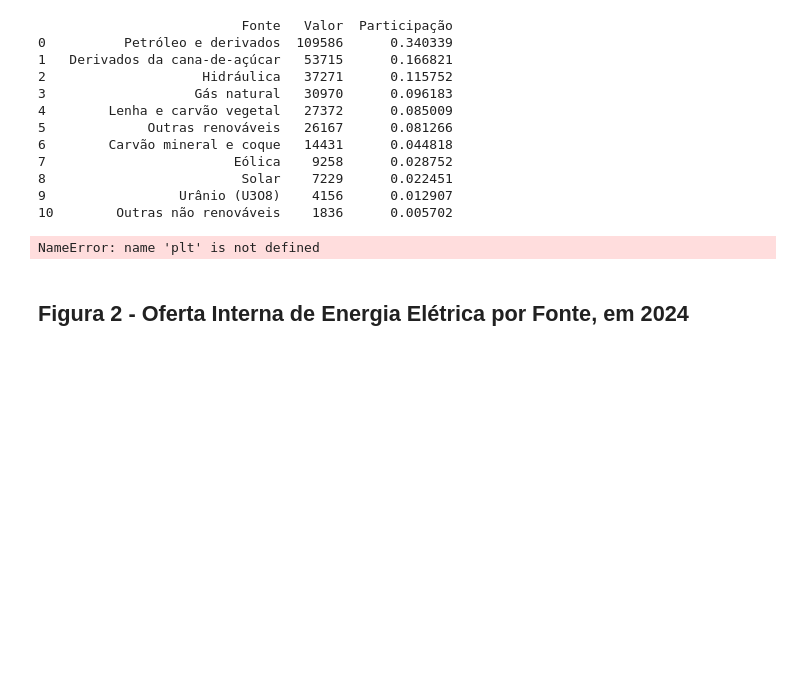
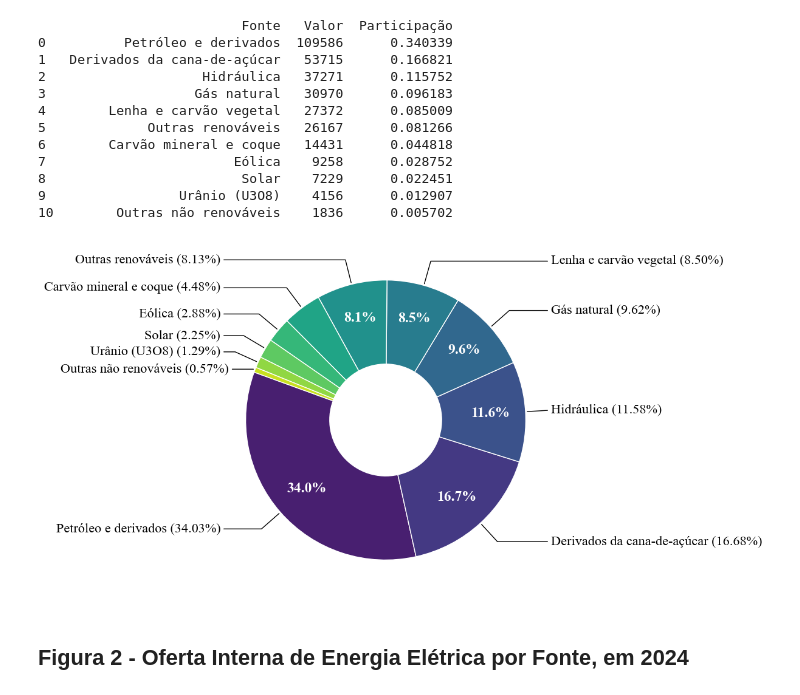
Before and after one commit to noguilhermee/mip-energia, a Jupyter notebook: app/Initial Plots.ipynb, the cells around one changed output. Drawn from its saved outputs; the diff is of its cells as text; code cells hidden in the pictures; blank space fills up the shorter version.

```diff
--- a/app/Initial Plots.ipynb
+++ b/app/Initial Plots.ipynb
@@ -41,16 +41,11 @@ print(df_1)
 10        Outras não renováveis    1836      0.005702
 # %%
 # ==============================
-# CONFIGURAÇÃO LATEX (Fonte Padrão Overleaf)
+# Configuração de fonte
 # ==============================
-plt.rcParams.update({
-    "text.usetex": True,
-    "font.family": "serif",
-    "font.serif": ["Computer Modern Roman"],
-    "font.size": 12,
-    "text.latex.preamble": r"\usepackage{lmodern} \usepackage[T1]{fontenc}"
-})
-
+plt.rcParams['font.family'] = 'serif'
+plt.rcParams['font.serif'] = ['Times New Roman']
+TAMANHO_FONTE = 16
 
 # ==============================
 # Figura e eixo (ocupação total)
@@ -105,47 +100,42 @@ for i, p in enumerate(wedges):
             color='black',
             connectionstyle=f"angle,angleA=0,angleB={ang}"
         ),
         fontsize=TAMANHO_FONTE
     )
 
     # Percentual interno (apenas se > 5%)
     if participacao > 0.05:
         pos_y = 0.75 * np.sin(np.deg2rad(ang))
         pos_x = 0.75 * np.cos(np.deg2rad(ang))
         ax.text(
-            pos_x, pos_y,
-            fr"\textbf{{{participacao*100:.1f}\%}}", # Usando \textbf e escapando o %
-            ha='center', va='center',
+            pos_x,
+            pos_y,
+            f"{participacao*100:.1f}%",
+            ha='center',
+            va='center',
             color='white',
-            fontsize=13 # Aumente o tamanho aqui, o bold do LaTeX já ajuda
+            fontweight='bold',
+            fontsize=TAMANHO_FONTE + 1
         )
 
 # ==============================
 # Limpeza final
 # ==============================
 ax.set_axis_off()
 
 # ==============================
-# Título e Legenda (Estilo ABNT/Acadêmico)
-# ==============================
-# No LaTeX, títulos de figuras geralmente não são negrito por padrão (depende da norma)
-fig.suptitle("Figura 1 -- Oferta Interna de Energia por Fonte, em 2024",
-             fontsize=12, y=0.98)
-
-# Para a legenda em itálico com a fonte do LaTeX
-fig.text(0.5, 0.02, r"\textit{Fonte: Elaboração própria a partir de EPE (2025)}",
-         ha='center', fontsize=12)
-
-# ==============================
 # Exportação com margens mínimas
 # ==============================
 plt.savefig(
-    '../data/graphs/oie-2024.pdf',
+    '../data/graphs/oie-2024.png',
     dpi=300,
     bbox_inches='tight',
     pad_inches=0.005
 )
 
 plt.show()
+
+# plt.title("Figura 1 – Oferta Interna de Energia por Fonte, em 2024", fontsize=TAMANHO_FONTE, fontweight='normal', pad=60, family='serif')
+# fig.text(0.5, 0.1, "Fonte: Elaboração própria a partir de EPE (2025)", ha='center', fontsize=TAMANHO_FONTE, family='serif', style='italic')
 # %% [output]
-NameError: name 'plt' is not defined
+[figure, added]
```
Also changed, not shown: parts of 9 cells of this notebook, 11 other files.
